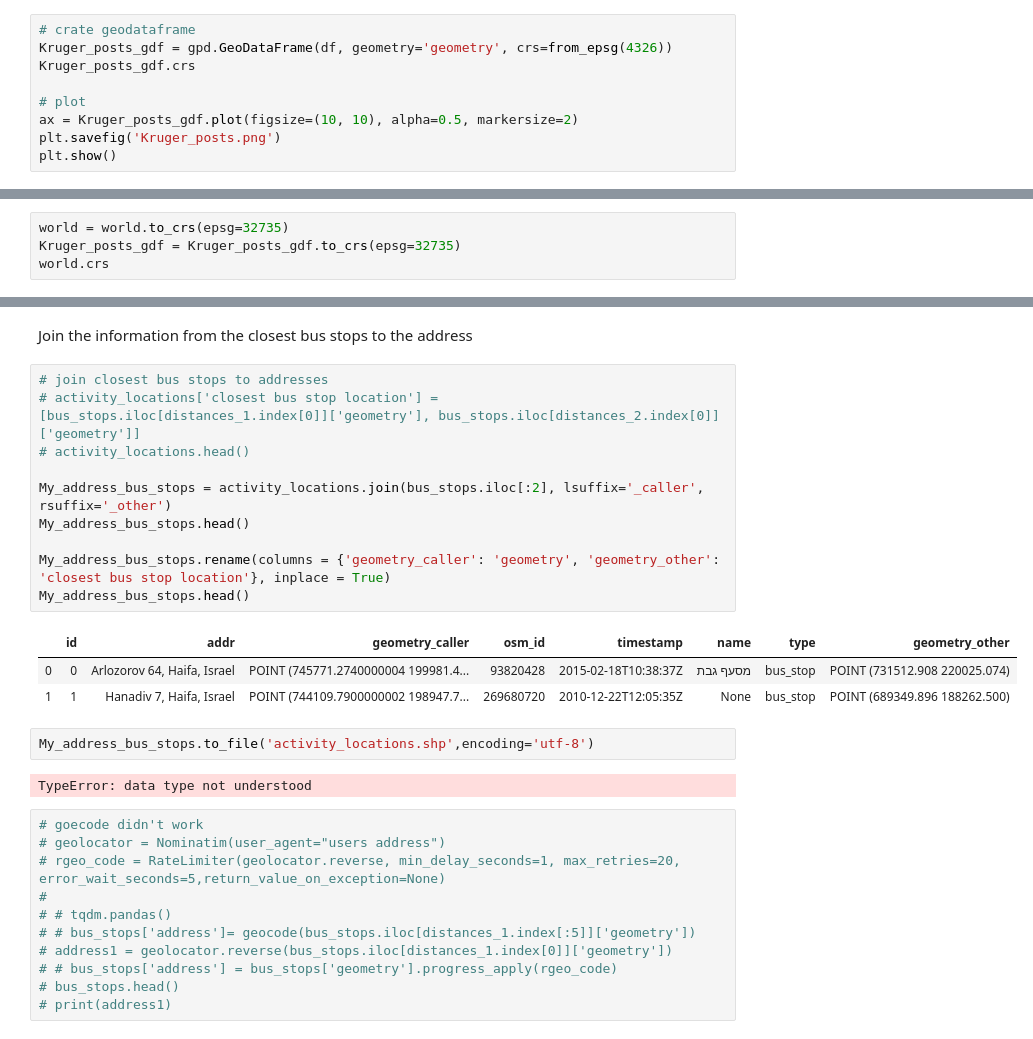
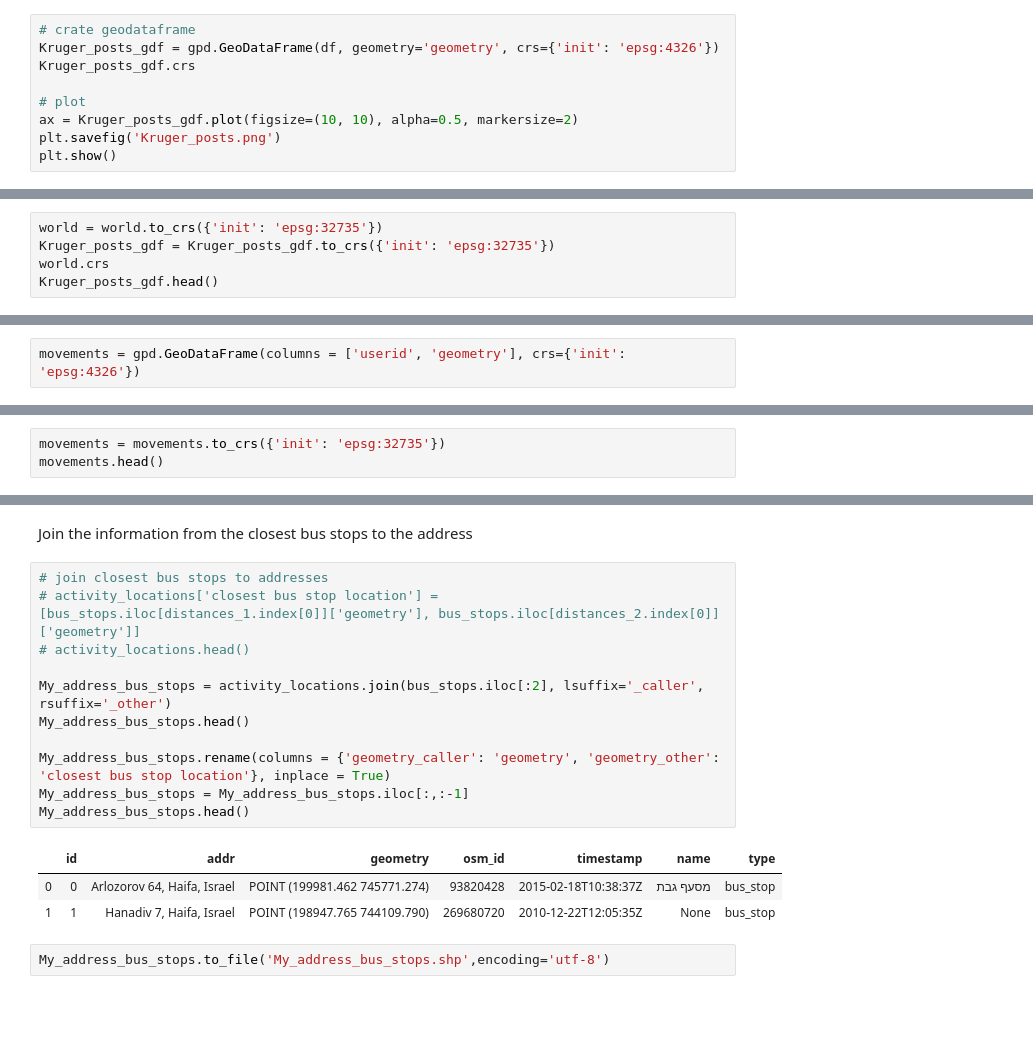
Before and after one commit to orenltr/gis_dev, a Jupyter notebook: hw1.ipynb, the cells around one changed output, grey strips where cells are left out. Drawn from its saved outputs; the diff is of its cells as text; blank space fills up the shorter version.

```diff
--- a/hw1.ipynb
+++ b/hw1.ipynb
@@ -97,6 +104,6 @@ Convert DataFrame into a GeoDataFrame and export to shapefile
 # %%
 # crate geodataframe
-Kruger_posts_gdf = gpd.GeoDataFrame(df, geometry='geometry', crs=from_epsg(4326))
+Kruger_posts_gdf = gpd.GeoDataFrame(df, geometry='geometry', crs={'init': 'epsg:4326'})
 Kruger_posts_gdf.crs
 
 # plot
@@ -137,5 +144,6 @@ Reproject into EPSG:32735
 # %%
-world = world.to_crs(epsg=32735)
-Kruger_posts_gdf = Kruger_posts_gdf.to_crs(epsg=32735)
+world = world.to_crs({'init': 'epsg:32735'})
+Kruger_posts_gdf = Kruger_posts_gdf.to_crs({'init': 'epsg:32735'})
 world.crs
+Kruger_posts_gdf.head()
 # %% [output]
@@ -165,0 +179,2 @@ movements = gpd.GeoDataFrame(columns = ['userid', 'geometry'], crs=from_epsg(327
+# %%
+movements = gpd.GeoDataFrame(columns = ['userid', 'geometry'], crs={'init': 'epsg:4326'})
@@ -184,0 +202,3 @@ movements.head()
+# %%
+movements = movements.to_crs({'init': 'epsg:32735'})
+movements.head()
@@ -376,29 +427,17 @@ Join the information from the closest bus stops to the address
 # %%
 # join closest bus stops to addresses
 # activity_locations['closest bus stop location'] = [bus_stops.iloc[distances_1.index[0]]['geometry'], bus_stops.iloc[distances_2.index[0]]['geometry']]
 # activity_locations.head()
 
 My_address_bus_stops = activity_locations.join(bus_stops.iloc[:2], lsuffix='_caller', rsuffix='_other')
 My_address_bus_stops.head()
 
 My_address_bus_stops.rename(columns = {'geometry_caller': 'geometry', 'geometry_other': 'closest bus stop location'}, inplace = True)
+My_address_bus_stops = My_address_bus_stops.iloc[:,:-1]
 My_address_bus_stops.head()
 # %% [output]
-|  | id | addr | geometry_caller | osm_id | timestamp | name | type | geometry_other |
-| 0 | 0 | Arlozorov 64, Haifa, Israel | POINT (745771.2740000004 199981.4... | 93820428 | 2015-02-18T10:38:37Z | מסעף גבת | bus_stop | POINT (731512.908 220025.074) |
-| 1 | 1 | Hanadiv 7, Haifa, Israel | POINT (744109.7900000002 198947.7... | 269680720 | 2010-12-22T12:05:35Z | None | bus_stop | POINT (689349.896 188262.500) |
+|  | id | addr | geometry | osm_id | timestamp | name | type |
+| 0 | 0 | Arlozorov 64, Haifa, Israel | POINT (199981.462 745771.274) | 93820428 | 2015-02-18T10:38:37Z | מסעף גבת | bus_stop |
+| 1 | 1 | Hanadiv 7, Haifa, Israel | POINT (198947.765 744109.790) | 269680720 | 2010-12-22T12:05:35Z | None | bus_stop |
 # %%
-My_address_bus_stops.to_file('activity_locations.shp',encoding='utf-8')
+My_address_bus_stops.to_file('My_address_bus_stops.shp',encoding='utf-8')
-# %% [output]
-TypeError: data type not understood
-# %%
-# goecode didn't work
-# geolocator = Nominatim(user_agent="users address")
-# rgeo_code = RateLimiter(geolocator.reverse, min_delay_seconds=1, max_retries=20, error_wait_seconds=5,return_value_on_exception=None)
-#
-# # tqdm.pandas()
-# # bus_stops['address']= geocode(bus_stops.iloc[distances_1.index[:5]]['geometry'])
-# address1 = geolocator.reverse(bus_stops.iloc[distances_1.index[0]]['geometry'])
-# # bus_stops['address'] = bus_stops['geometry'].progress_apply(rgeo_code)
-# bus_stops.head()
-# print(address1)
```
Also changed, not shown: parts of 28 cells of this notebook.
